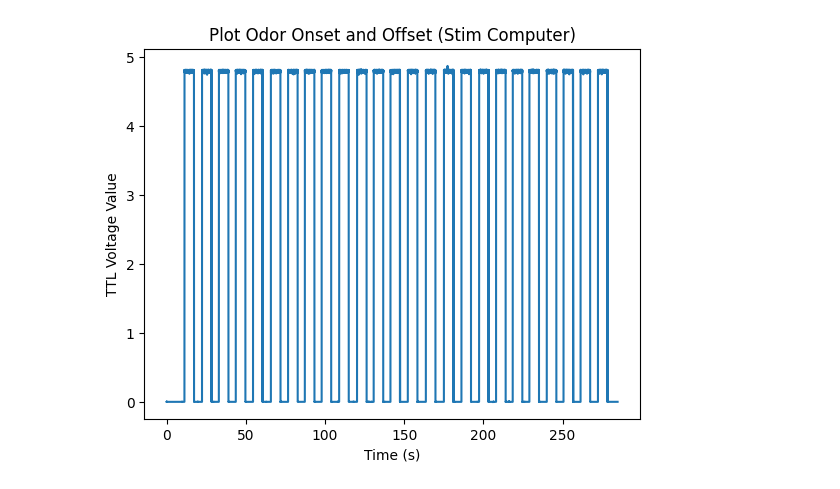
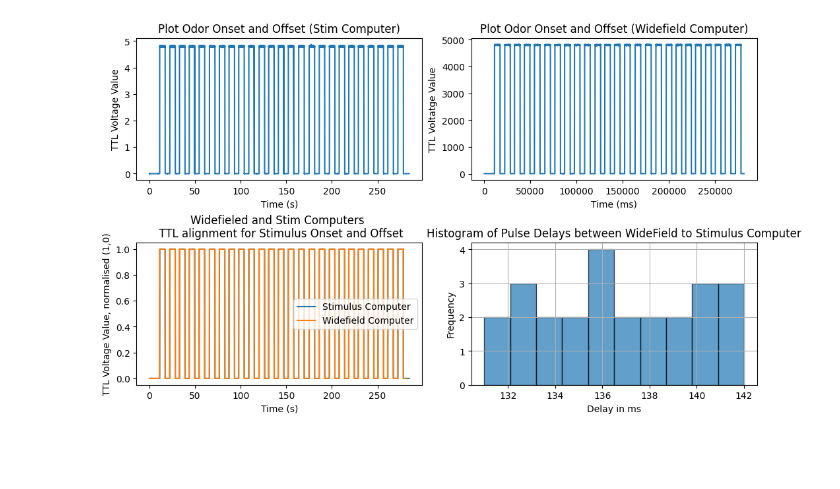
Before and after one commit to BruneBettler/wfield_pipeline, a Jupyter notebook: wfield_jupyter_tester.ipynb, the cells around one changed output. Saved outputs shown, nothing was run; the diff lists cells and outputs as text; code cells hidden in the pictures; blank space fills up the shorter version.

```diff
--- a/wfield_jupyter_tester.ipynb
+++ b/wfield_jupyter_tester.ipynb
@@ -70,6 +70,7 @@ stim_sync = scipy.io.loadmat(stim_matfile)['sync']
 # %%
 '''
 This compares stimulus computer and widefield computer TTL pulses.
+This block of code is used for sanity checks!
 '''
 %matplotlib inline
 # This line increases the limit of how many points can be plotted on matplotlib
@@ -96,87 +97,83 @@ def compress_array(arr, factor):
 # Converting the time into seconds, by deafult it is nano, since sampling rate is 10kHz
 x_values = np.arange(1, stim_sync.shape[0] + 1) / 10000
 
+# Making figure with axes
+fig,axes = plt.subplots(ncols=2,nrows=2, figsize=(10,6),layout='constrained')
+
 # Plot, remembering stim_sync[1] is the onset of smell.
-plt.plot(x_values, stim_sync[:, 1])
-plt.xlabel('Time (s)')
-plt.ylabel('TTL Voltage Value')
-plt.title('Plot Odor Onset and Offset (Stim Computer)')
-plt.show()
+# NOTICE the x-axis, we will correct for this further along.
+axes[0,0].plot(x_values, stim_sync[:, 1])
+axes[0,0].set_xlabel('Time (s)')
+axes[0,0].set_ylabel('TTL Voltage Value')
+axes[0,0].set_title('Plot Odor Onset and Offset (Stim Computer)')
 
-wf_stim_signal = np.array(analog_data[0])
-plt.plot(wf_stim_signal[4])
-plt.xlabel('Time (ms)')
-plt.ylabel('TTL Voltatge Value')
-plt.title('Plot Odor Onset and Offset (Widefield Computer)')
-plt.show()
+wf_analog_data = np.array(analog_data[0])
+axes[0,1].plot(wf_analog_data[4])
+axes[0,1].set_xlabel('Time (ms)')
+axes[0,1].set_ylabel('TTL Voltatge Value')
+axes[0,1].set_title('Plot Odor Onset and Offset (Widefield Computer)')
 
 # Normalising pulses, to being between 1 and 0 and turning into binary arrays
 normalised_stim_signal = (stim_sync[:,1]-np.min(stim_sync[:,1]))/(np.max(stim_sync[:,1])-np.min(stim_sync[:,1]))
 normalised_stim_signal = np.where(np.array(normalised_stim_signal) > 0.5, 1, 0)
+# Stimulus Computer records data 10* the speed of WideField Computer, for comparision and so that we can do alignment later,
+# We need to compress the Stimulus Computer Signal by a factor of 10
 normalised_stim_signal = np.array(compress_array(normalised_stim_signal,10))
-
-normalised_wf_signal = (wf_stim_signal[4]-np.min(wf_stim_signal[4]))/(np.max(wf_stim_signal[4])-np.min(wf_stim_signal[4]))
+# Normalising pulses, to being between 1 and 0 and turning into binary arrays
+normalised_wf_signal = (wf_analog_data[4]-np.min(wf_analog_data[4]))/(np.max(wf_analog_data[4])-np.min(wf_analog_data[4]))
 normalised_wf_signal = np.where(np.array(normalised_wf_signal) > 0.5, 1, 0)
 
 # Making x-values for graphing
-x_values = np.arange(1, normalised_stim_signal.shape[0] + 1) / 1000
-x_values_two = np.arange(1, wf_stim_signal.shape[1] + 1) / 1000
+x_values = np.arange(1, normalised_stim_signal.shape[0] + 1) /  1000 # This converts it into seconds
+x_values_two = np.arange(1, wf_analog_data.shape[1] + 1) / 1000 # This convers it into seconds the /1000
 
-plt.plot(x_values,normalised_stim_signal, label="Olfctometer Computer")
-plt.plot(x_values_two,normalised_wf_signal, label="Widefield Computer")
-plt.xlabel('Time (s)')
-plt.ylabel('TTL Voltage Value, normalised (1,0)')
-plt.title('Widefiled and Stim Computers TTL alignment for Stimulus Onset and Offset')
-plt.legend()
-plt.show()
+axes[1,0].plot(x_values,normalised_stim_signal, label="Stimulus Computer")
+axes[1,0].plot(x_values_two,normalised_wf_signal, label="Widefield Computer")
+axes[1,0].set_xlabel('Time (s)')
+axes[1,0].set_ylabel('TTL Voltage Value, normalised (1,0)')
+axes[1,0].set_title('Widefieled and Stim Computers \n TTL alignment for Stimulus Onset and Offset')
+axes[1,0].legend()
 
 def find_onset_indices(arr):
     """Find the indices of the first occurrence of `1` in each contiguous block of `1`s in the array."""
     onset_indices = []
     in_pulse = False
     for i, value in enumerate(arr):
         if value > 0.9:
             if not in_pulse:
                 onset_indices.append(i)
                 in_pulse = True
         else:
             in_pulse = False
     return onset_indices
-
 def calculate_delays(array1, array2):
     """Calculate the delays between the onsets of pulses in two binary arrays."""
     onset_indices1 = find_onset_indices(array1)
     onset_indices2 = find_onset_indices(array2)
     # Ensure both arrays have at least one onset
     if not onset_indices1 or not onset_indices2:
         raise ValueError("One or both arrays do not contain any pulses.")
     delays = []
     len1 = len(onset_indices1)
     len2 = len(onset_indices2)
     max_len = min(len1, len2)
     for i in range(max_len):
         delay = onset_indices1[i] - onset_indices2[i]
         delays.append(delay)
     return delays
 
-def plot_delay_histogram(delays, bins=10):
-    """Plot a histogram of delays with no space between bars."""
-    plt.figure(figsize=(10, 6))
+delays = calculate_delays(normalised_stim_signal,normalised_wf_signal)
+bins = 10
+# Compute histogram
+counts, edges = np.histogram(delays, bins=bins)
+# Use plt.bar to plot histogram with no space between bars
+bar_width = edges[1] - edges[0]
+axes[1,1].bar(edges[:-1], counts, width=bar_width, edgecolor='black', align='edge', alpha=0.7)
+axes[1,1].set_title('Histogram of Pulse Delays between WideField to Stimulus Computer')
+axes[1,1].set_xlabel('Delay in ms')
+axes[1,1].set_ylabel('Frequency')
+axes[1,1].grid(True)
 
-    # Compute histogram
-    counts, edges = np.histogram(delays, bins=bins)
-
-    # Use plt.bar to plot histogram with no space between bars
-    bar_width = edges[1] - edges[0]
-    plt.bar(edges[:-1], counts, width=bar_width, edgecolor='black', align='edge', alpha=0.7)
-
-    plt.title('Histogram of Pulse Delays between WideField to Stimulus Computer')
-    plt.xlabel('Delay in ms')
-    plt.ylabel('Frequency')
-    plt.grid(True)
-    plt.show()
-
-delays = calculate_delays(normalised_stim_signal,normalised_wf_signal)
-plot_delay_histogram(delays)
+plt.show()
 # %% [output]
-[figure, old version]
+[figure, new version]
```
Also changed, not shown: parts of 5 cells of this notebook.
